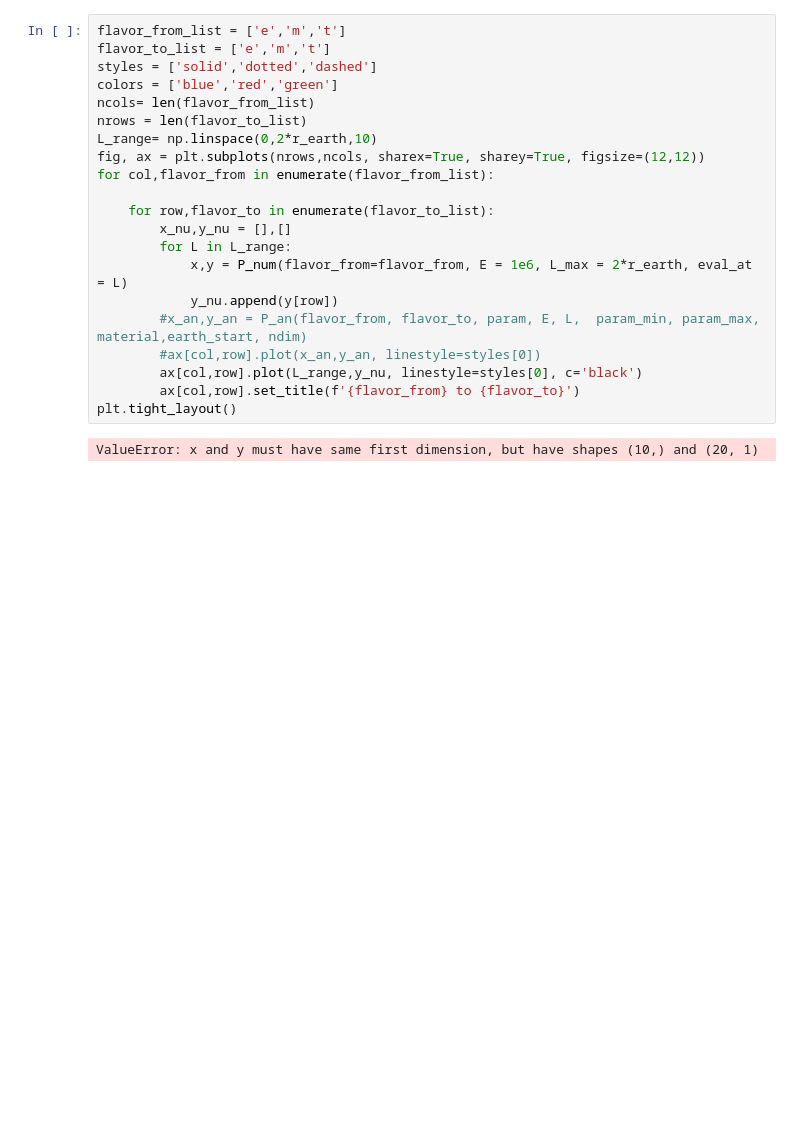
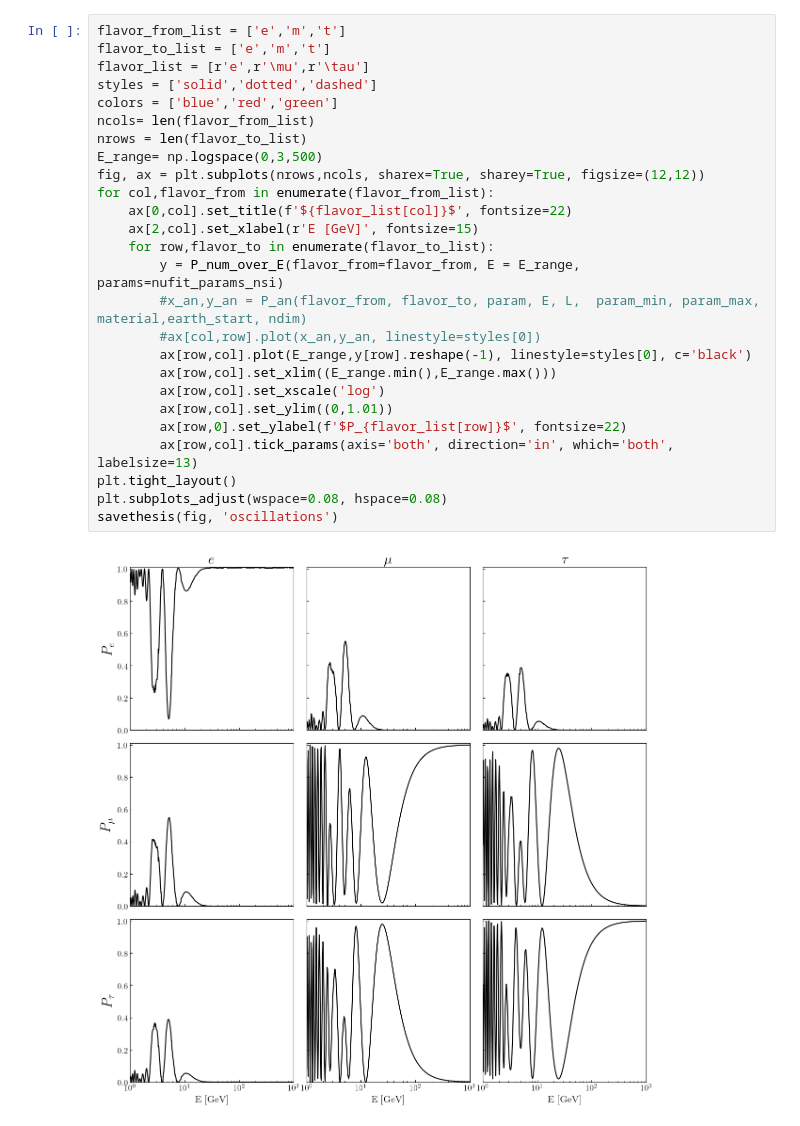
Before and after one commit to Sjoeborg/thesis, a Jupyter notebook: thesis/notebooks/osc.ipynb, the cells around one changed output. Drawn from its saved outputs; the diff is of its cells as text; blank space fills up the shorter version.

```diff
--- a/thesis/notebooks/osc.ipynb
+++ b/thesis/notebooks/osc.ipynb
@@ -19,23 +19,28 @@ from src.plotter import savethesis
 # %%
 flavor_from_list = ['e','m','t']
 flavor_to_list = ['e','m','t']
+flavor_list = [r'e',r'\mu',r'\tau']
 styles = ['solid','dotted','dashed']
 colors = ['blue','red','green']
 ncols= len(flavor_from_list)
 nrows = len(flavor_to_list)
-L_range= np.linspace(0,2*r_earth,10)
+E_range= np.logspace(0,3,500)
 fig, ax = plt.subplots(nrows,ncols, sharex=True, sharey=True, figsize=(12,12))
 for col,flavor_from in enumerate(flavor_from_list):
-
+    ax[0,col].set_title(f'${flavor_list[col]}$', fontsize=22)
+    ax[2,col].set_xlabel(r'E [GeV]', fontsize=15)
     for row,flavor_to in enumerate(flavor_to_list):
-        x_nu,y_nu = [],[]
-        for L in L_range:
-            x,y = P_num(flavor_from=flavor_from, E = 1e6, L_max = 2*r_earth, eval_at = L)
-            y_nu.append(y[row])
+        y = P_num_over_E(flavor_from=flavor_from, E = E_range, params=nufit_params_nsi)
         #x_an,y_an = P_an(flavor_from, flavor_to, param, E, L,  param_min, param_max, material,earth_start, ndim)
         #ax[col,row].plot(x_an,y_an, linestyle=styles[0])
-        ax[col,row].plot(L_range,y_nu, linestyle=styles[0], c='black')
-        ax[col,row].set_title(f'{flavor_from} to {flavor_to}')
+        ax[row,col].plot(E_range,y[row].reshape(-1), linestyle=styles[0], c='black')
+        ax[row,col].set_xlim((E_range.min(),E_range.max()))
+        ax[row,col].set_xscale('log')
+        ax[row,col].set_ylim((0,1.01))
+        ax[row,0].set_ylabel(f'$P_{flavor_list[row]}$', fontsize=22)
+        ax[row,col].tick_params(axis='both', direction='in', which='both', labelsize=13)
 plt.tight_layout()
+plt.subplots_adjust(wspace=0.08, hspace=0.08)
+savethesis(fig, 'oscillations')
 # %% [output]
-ValueError: x and y must have same first dimension, but have shapes (10,) and (20, 1)
+[figure, added]
```
Also changed, not shown: parts of 6 cells of this notebook, 11 other files.
